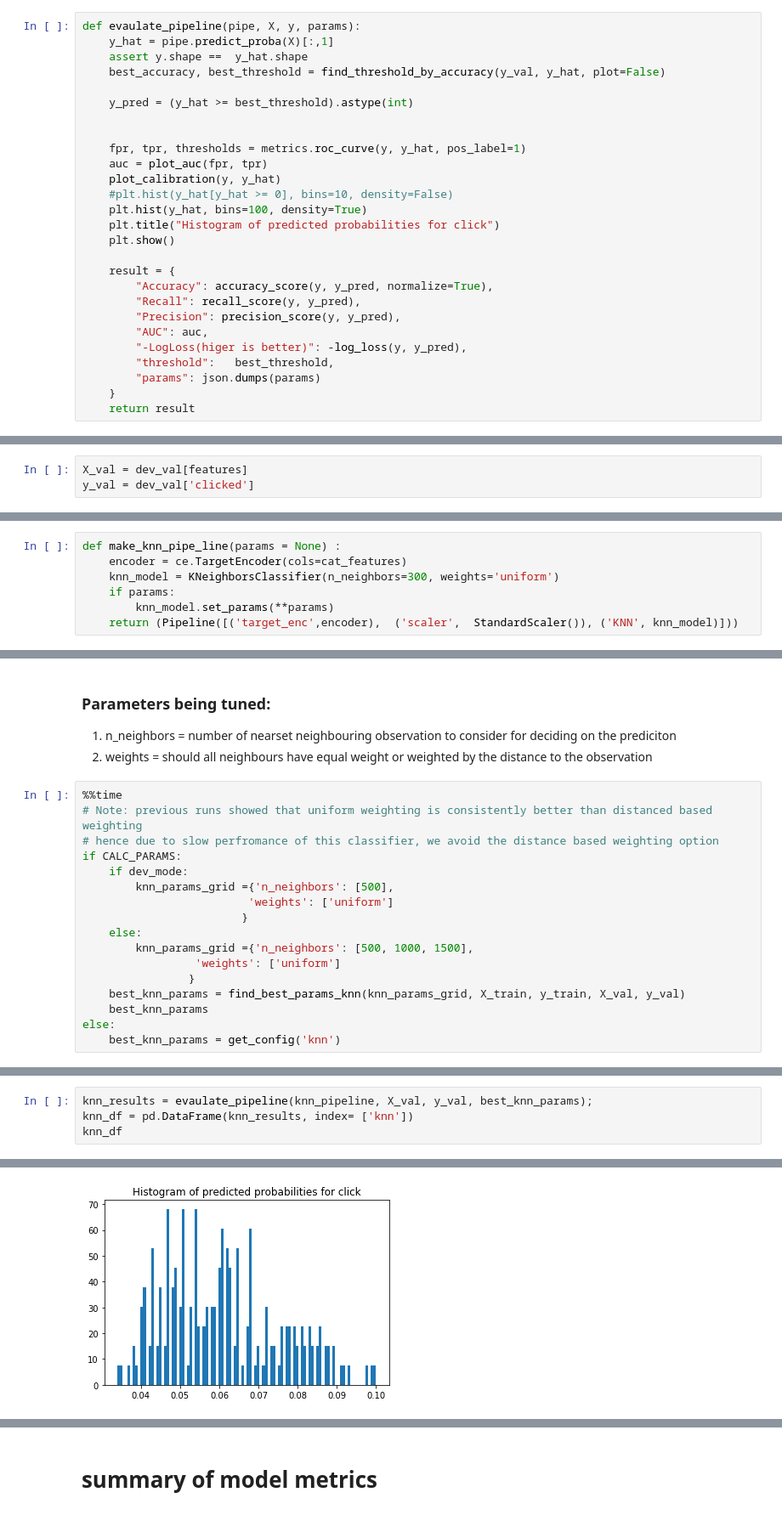
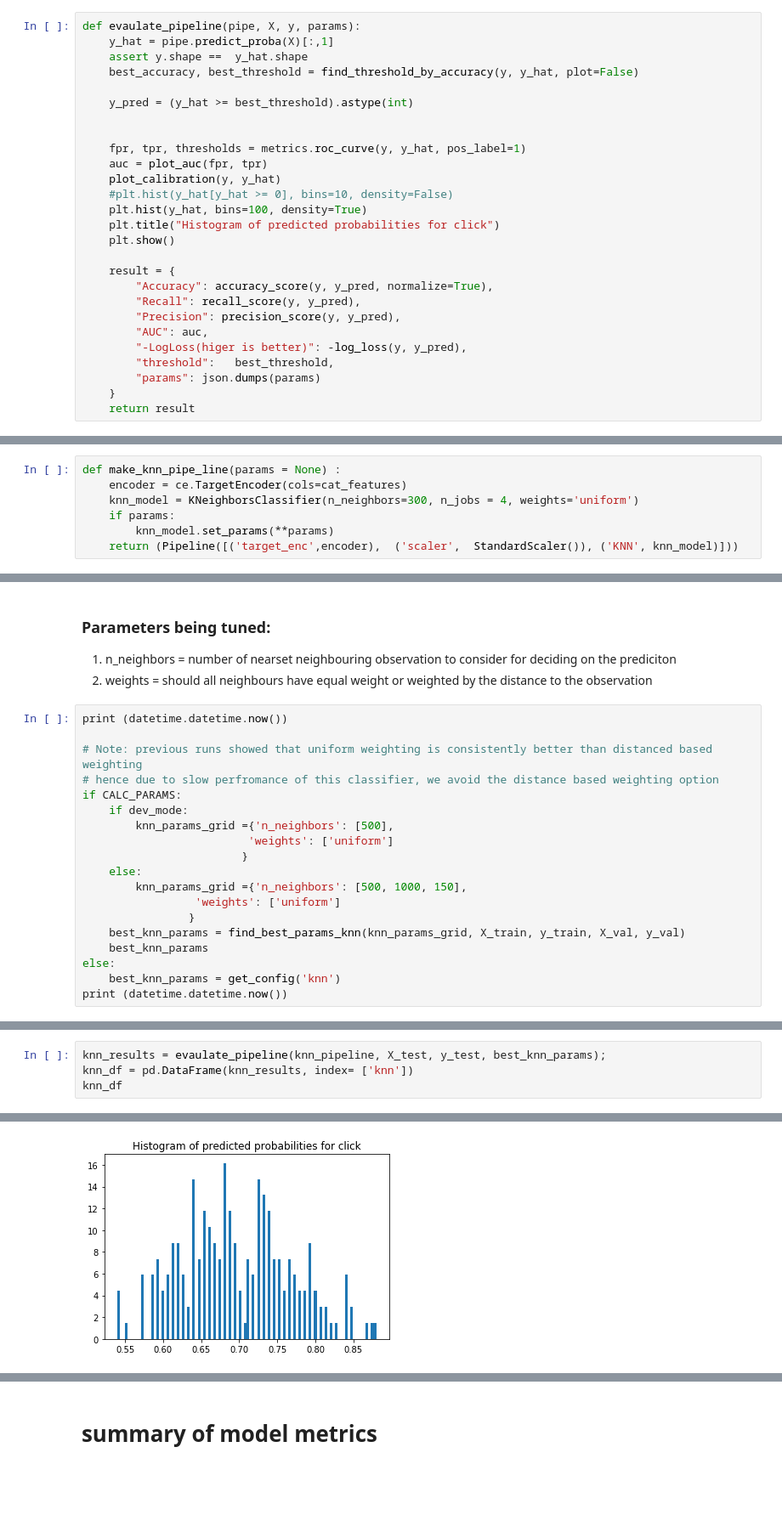
Before and after one commit to ayeletdabush/datascience, a Jupyter notebook: click_pred_modeling.ipynb, the cells around one changed output, grey strips where cells are left out. Shown at 85% size. Cells and saved outputs as stored; diff of their text form; blank space fills up the shorter version.

Commit message:
stable version with final model validations

```diff
--- a/click_pred_modeling.ipynb
+++ b/click_pred_modeling.ipynb
@@ -275,7 +278,7 @@ def find_best_params_random_forest(grid, X_train, y_train, X_val, y_val):
 def evaulate_pipeline(pipe, X, y, params):
     y_hat = pipe.predict_proba(X)[:,1]
     assert y.shape ==  y_hat.shape
-    best_accuracy, best_threshold = find_threshold_by_accuracy(y_val, y_hat, plot=False)
+    best_accuracy, best_threshold = find_threshold_by_accuracy(y, y_hat, plot=False)
 
     y_pred = (y_hat >= best_threshold).astype(int)
 
@@ -370,8 +391,5 @@ Best Threshold: 0.18743047840709917 , with accuracy =  0.96
 # %% [markdown]
 # Model 2: CatBoost
-# %%
-X_val = dev_val[features]
-y_val = dev_val['clicked']
 # %%
 validation_pool = Pool(data = X_val, label = y_val, cat_features=cat_features)
 train_pool = Pool(data = X_train, label = y_train, cat_features=cat_features)
@@ -495,7 +532,7 @@ Best Threshold: 0.21760337151660855 , with accuracy =  0.96
 # %%
 def make_knn_pipe_line(params = None) :
     encoder = ce.TargetEncoder(cols=cat_features)
-    knn_model = KNeighborsClassifier(n_neighbors=300, weights='uniform')
+    knn_model = KNeighborsClassifier(n_neighbors=300, n_jobs = 4, weights='uniform')
     if params:
         knn_model.set_params(**params)
     return (Pipeline([('target_enc',encoder),  ('scaler',  StandardScaler()), ('KNN', knn_model)]))
@@ -528,7 +565,8 @@ def find_best_params_knn(grid,X_train, y_train, X_val, y_val):
 1. n_neighbors        = number of nearset neighbouring observation to consider for deciding on the prediciton
 2. weights       = should all neighbours have equal weight or weighted by the distance to the observation
 # %%
-%%time
+print (datetime.datetime.now())
+
 # Note: previous runs showed that uniform weighting is consistently better than distanced based weighting
 # hence due to slow perfromance of this classifier, we avoid the distance based weighting option
 if CALC_PARAMS:
@@ -537,11 +575,12 @@ if CALC_PARAMS:
                          'weights': ['uniform']
                         }
     else:
-        knn_params_grid ={'n_neighbors': [500, 1000, 1500],
+        knn_params_grid ={'n_neighbors': [500, 1000, 150],
                  'weights': ['uniform']
                 }
     best_knn_params = find_best_params_knn(knn_params_grid, X_train, y_train, X_val, y_val)
     best_knn_params
 else:
     best_knn_params = get_config('knn')
+print (datetime.datetime.now())
 # %% [output]
@@ -569,7 +611,7 @@ Pipeline(memory=None,
                                       weights='uniform'))],
          verbose=False)
 # %%
-knn_results = evaulate_pipeline(knn_pipeline, X_val, y_val, best_knn_params);
+knn_results = evaulate_pipeline(knn_pipeline, X_test, y_test, best_knn_params);
 knn_df = pd.DataFrame(knn_results, index= ['knn'])
 knn_df
 # %% [output]
@@ -579,2 +621,2 @@ Best Threshold: 0.1 , with accuracy =  0.96
-[figure, old version]
+[figure, new version]
 |  | Accuracy | Recall | Precision | AUC | -LogLoss(higer is better) | threshold | params |
```
Also changed, not shown: parts of 32 cells of this notebook.
